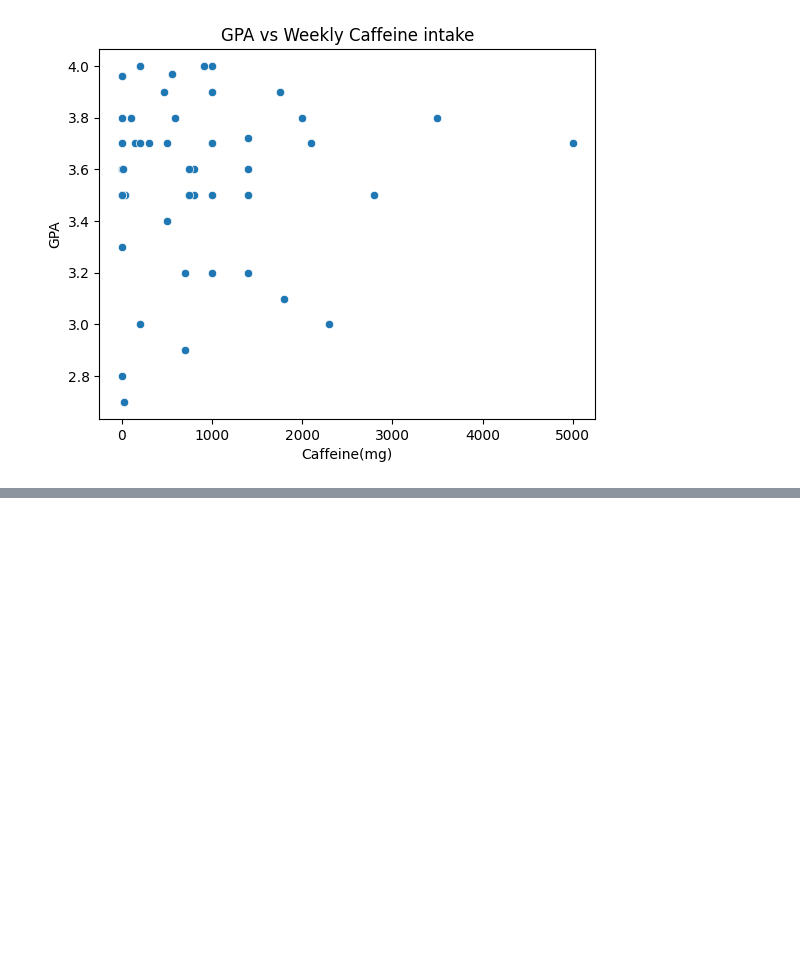
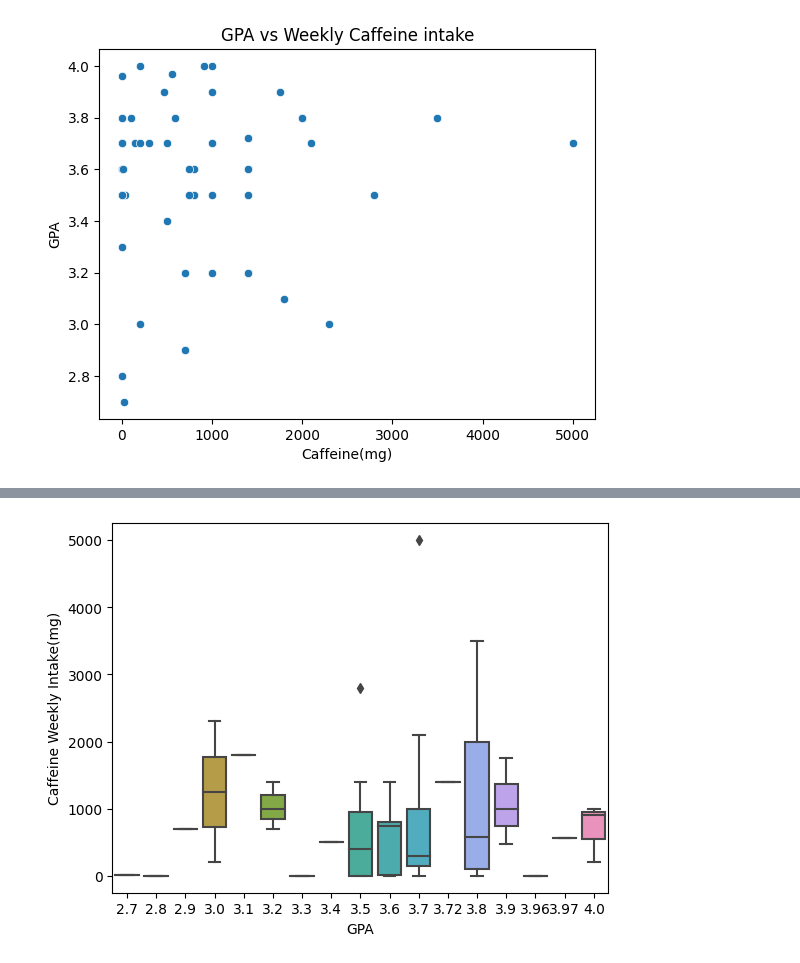
Before and after one commit to DP-baller/StatsProjectCode, a Jupyter notebook: StatsProjectCode.ipynb, the cells around one changed output, grey strips where cells are left out. Saved outputs shown, nothing was run; the diff lists cells and outputs as text; code cells hidden in the pictures; blank space fills up the shorter version.

```diff
--- a/StatsProjectCode.ipynb
+++ b/StatsProjectCode.ipynb
@@ -30,0 +38,7 @@ plt.show()
+# %%
+#box plot
+sns.boxplot( x='GPA', y='mg', data=Datas)
+plt.ylabel('Caffeine Weekly Intake(mg)')
+plt.show()
+# %% [output]
+[figure, added]
```
Also changed, not shown: parts of 3 cells of this notebook.
